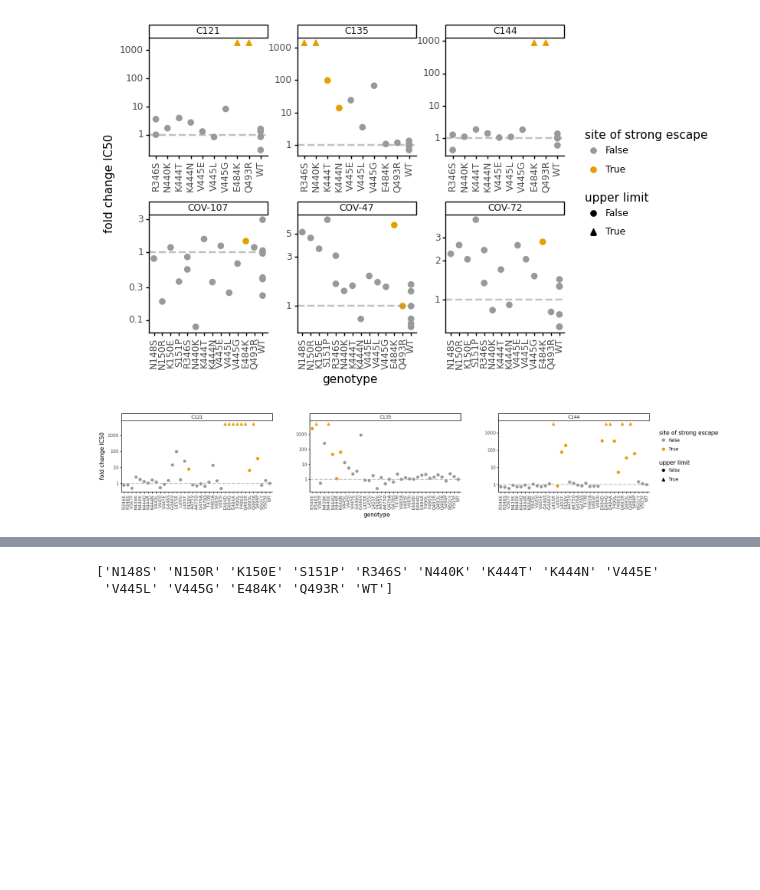
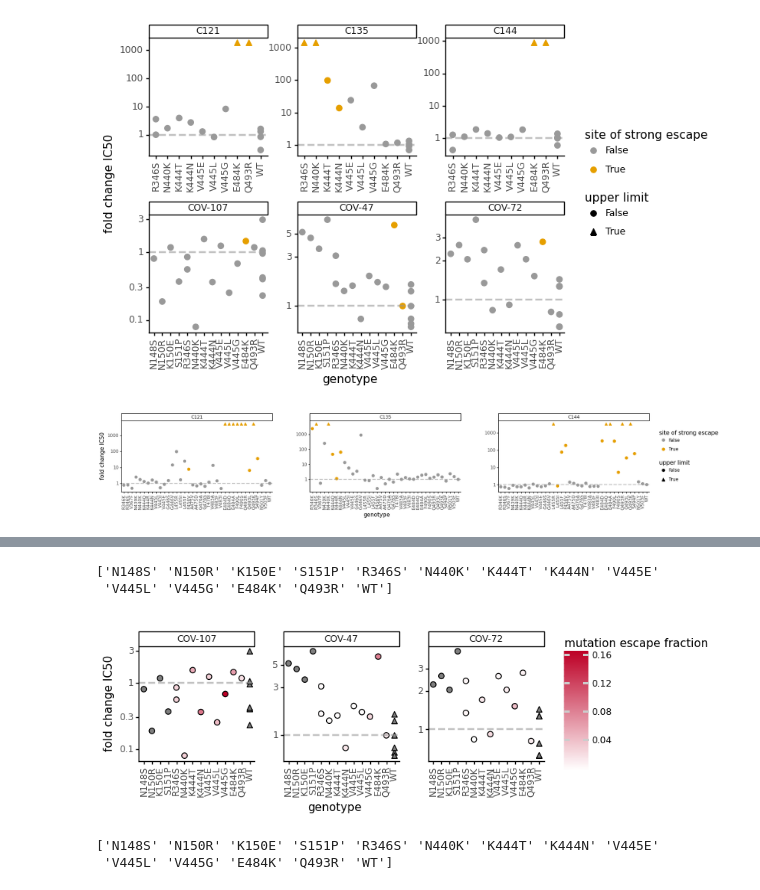
Before and after one commit to jbloomlab/SARS-CoV-2-RBD_MAP_Rockefeller, a Jupyter notebook: experimental_data/neutralization_plots.ipynb, the cells around one changed output, grey strips where cells are left out. Cells and saved outputs as stored; diff of their text form; code cells hidden in the pictures; blank space fills up the shorter version.

```diff
--- a/experimental_data/neutralization_plots.ipynb
+++ b/experimental_data/neutralization_plots.ipynb
@@ -285,3 +384,37 @@ Plotting fold change IC50 for lenti pseudovirus neuts:
+# %%
+sera = ['COV-107','COV-72','COV-47']
+
+genotype_order=foldchange.query('antibody in @sera').sort_values('site')['genotype'].unique()
+print(genotype_order)
+
+df = (escape_fc_colorpts.query('antibody in @sera'))
+df = (df.assign(genotype = pd.Categorical(df['genotype'],
+                                     categories=genotype_order,
+                                     ordered=True)))
+
+p = (ggplot(df) +
+     aes('genotype', 'fold_change', fill='mut_escape', shape='is_wildtype') +
+     geom_point(size=2.5, color='black') +
+     scale_y_log10(name='fold change IC50') +
+     facet_wrap('~antibody', scales='free', ncol=ncol) +
+     theme_classic() +
+     theme(axis_text_x=element_text(angle=90),
+           figure_size=(0.5*foldchange.query('antibody in @sera')['genotype'].nunique(), nrow*2),
+           subplots_adjust={'hspace':0.5, 'wspace':0.25},
+           ) +
+     geom_hline(yintercept=1, linetype='dashed', size=1,
+                alpha=0.6, color=CBPALETTE[0]) +
+     scale_fill_gradient(low='white', high='#BD0026',
+                            name='mutation escape fraction') +
+     scale_shape_manual(values=['o','^'], guide=False)
+     )
+
+_ = p.draw()
+p.save(f'{resultsdir}/foldchange_sera_NTD_colorescape.pdf')
+# %% [output]
+['N148S' 'N150R' 'K150E' 'S151P' 'R346S' 'N440K' 'K444T' 'K444N' 'V445E'
+ 'V445L' 'V445G' 'E484K' 'Q493R' 'WT']
+[figure, added]
 # %%
 sera = ['COV-107','COV-72','COV-47']
 
```
Also changed, not shown: parts of 4 cells of this notebook, 14 other files.
